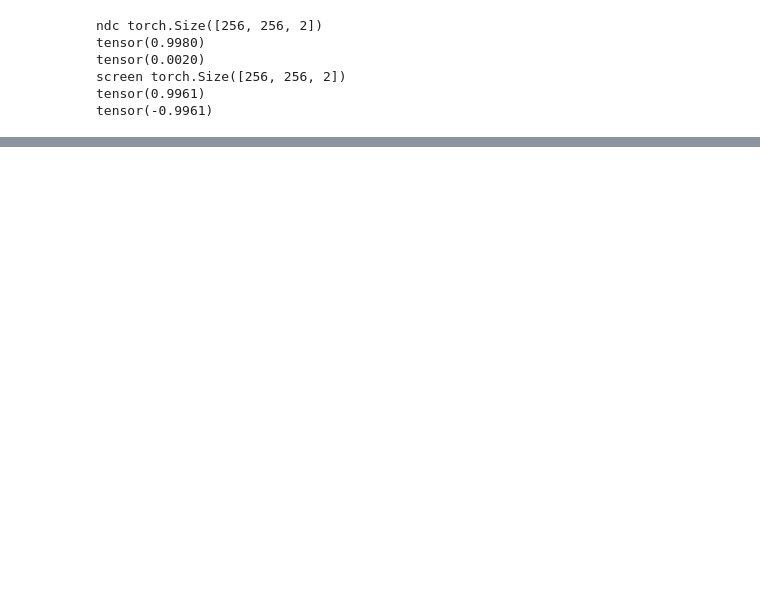
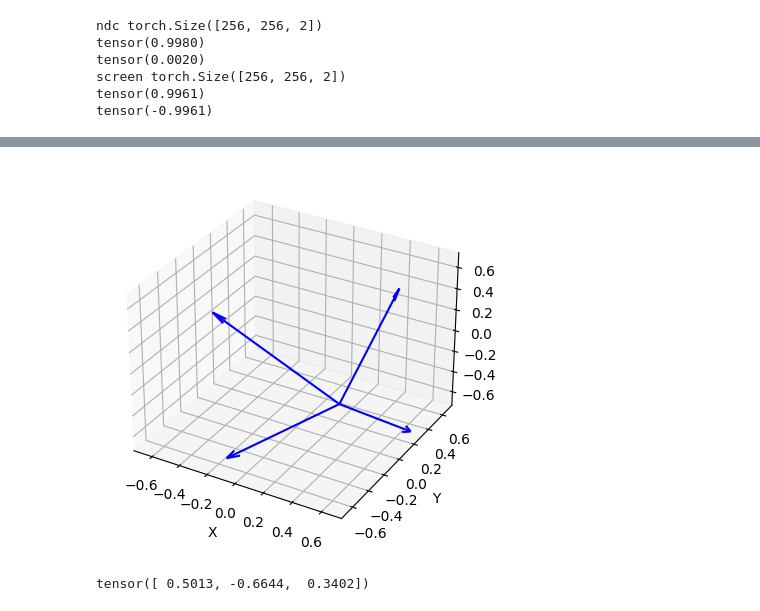
Before and after one commit to JTStephens18/MVDream_NeRF, a Jupyter notebook: MVDream.ipynb, the cells around one changed output, grey strips where cells are left out. Cells and saved outputs as stored; diff of their text form; code cells hidden in the pictures; blank space fills up the shorter version.

```diff
--- a/MVDream.ipynb
+++ b/MVDream.ipynb
@@ -412,0 +571,10 @@ tensor([-0.9961,  0.9961, -1.0000])
+# %%
+batch = 1
+plot_vector_direction(rayOriginWorld[batch], rayDirection[batch,0,0], rayDirection[batch,0,255], rayDirection[batch,255,0], rayDirection[batch,255,255])
+# %% [output]
+[figure, added]
+# %%
+point = rayOriginWorld[1] + 0.2*rayDirection[1,0,0]
+print(point)
+# %% [output]
+tensor([ 0.5013, -0.6644,  0.3402])
```
Also changed, not shown: parts of 23 cells of this notebook.
